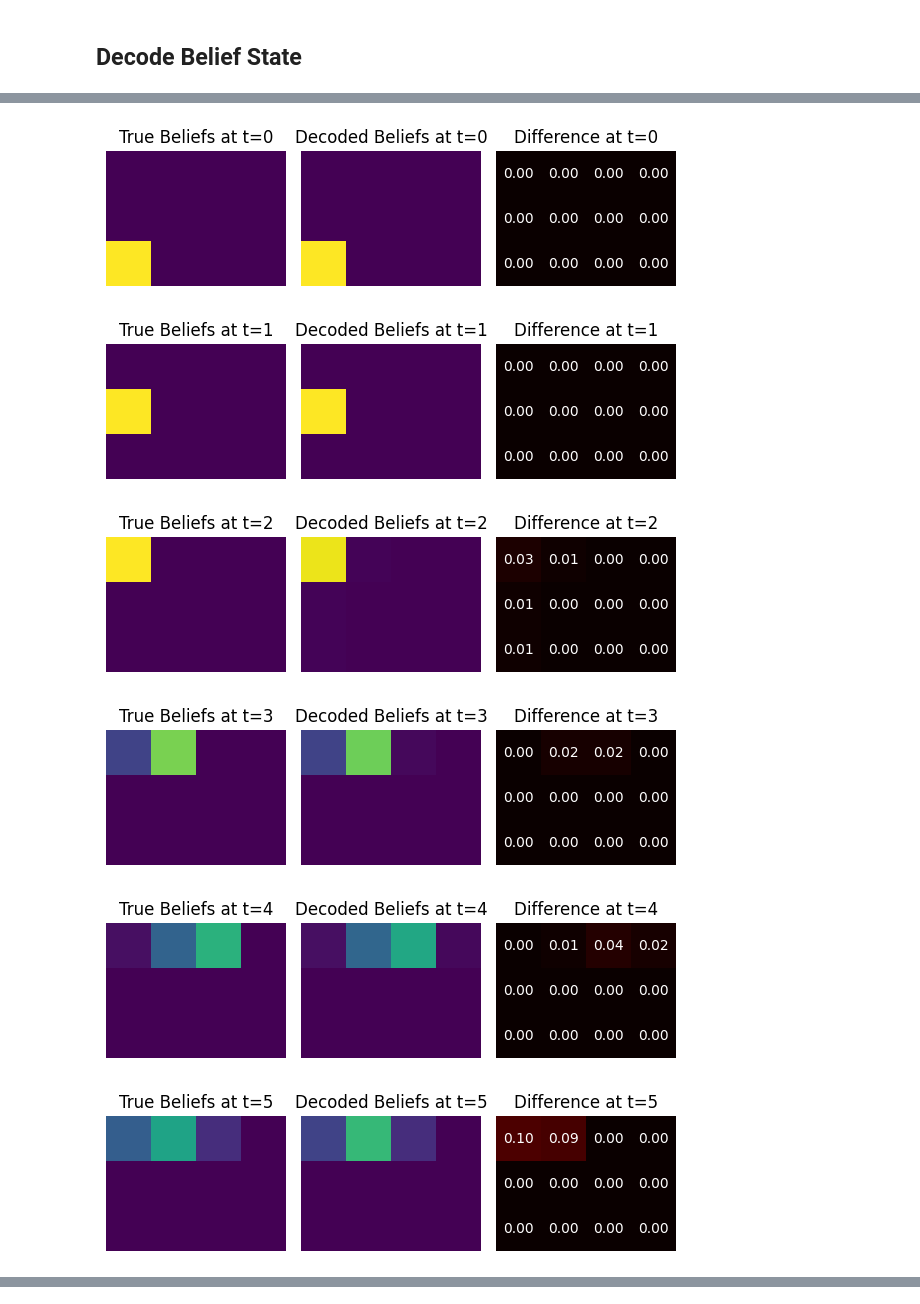
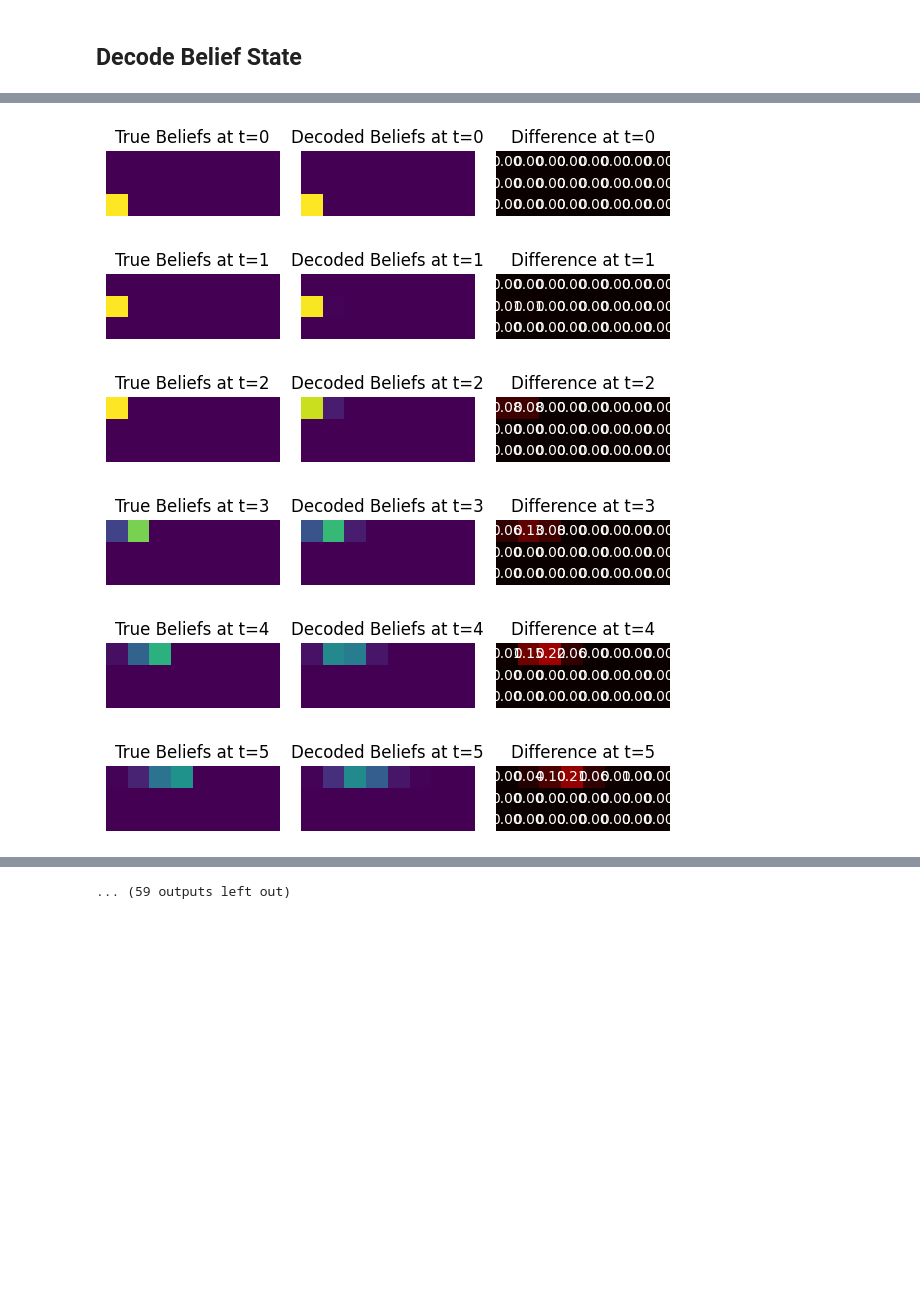
Before and after one commit to dkornai/belief-states-demo, a Jupyter notebook: test.ipynb, the cells around one changed output, grey strips where cells are left out. Saved outputs shown, nothing was run; the diff lists cells and outputs as text; code cells hidden in the pictures; blank space fills up the shorter version.

Commit message:
changed environment size

```diff
--- a/test.ipynb
+++ b/test.ipynb
@@ -74,6 +75,20 @@ def validate(model, test_episode, value):
     plt.ylabel("Value")
     plt.legend()
     plt.show()
+
+
+
+def save_checkpoint(model, epoch, checkpoint_dir="checkpoints", filename=None):
+    os.makedirs(checkpoint_dir, exist_ok=True)
+    if filename is None:
+        filename = f"checkpoint_epoch_{epoch}.pth"
+    path = os.path.join(checkpoint_dir, filename)
+
+    checkpoint = {
+        'model_state_dict': model.state_dict(),
+    }
+    torch.save(checkpoint, path)
+    print(f"Saved checkpoint: {path}")
 # %%
 # Define the RNN-based value estimator
 class ValueRNN(nn.Module):
@@ -116,6 +131,7 @@ def train(model, episodes, test_episode, value=None, num_epochs=10, gamma=1.0, l
         # Validate sometimes
         if (epoch) % validate_every == 0:
             validate(model, test_episode, value)
+            save_checkpoint(model, epoch)
 
         # choose "batch_size" random episodes from the dataset
         indices = np.random.choice(len(episodes), size=min(batch_size, len(episodes)), replace=False)
@@ -142,7 +158,8 @@ def train(model, episodes, test_episode, value=None, num_epochs=10, gamma=1.0, l
 # %% [markdown]
 ## Collect Data
 # %%
-cliff = CliffWalk(n=3, m=4, self_transition_prob=0.2, gamma=1.0)
+N, M = 3, 8
+cliff = CliffWalk(n=N, m=M, self_transition_prob=0.2, gamma=1.0)
 policy = cliff.get_optimal_policy(epsilon=0.3)
 
 episodes = collect_episodes(cliff, policy, num_episodes=50000)
@@ -166,6 +183,6 @@ Empirical Value function:
 # %%
 value_RNN = ValueRNN(input_dim=history_dim, hidden_dim=64)
 
-train(value_RNN, episodes, test_episode, value_empirical, num_epochs=1001, gamma=1.0, lr=1e-3, validate_every=500, batch_size=2500)
+train(value_RNN, episodes, test_episode, value_empirical, num_epochs=2001, gamma=1.0, lr=1e-3, validate_every=500, batch_size=2500)
 # %% [output]
 True Values:
@@ -227,8 +279,14 @@ Average Entropy of Belief States: 0.4236
 # %%
-belief_decoder = BeliefDecoder(input_dim=64, hidden_dim=64, belief_dim=cliff.n * cliff.m)
-loss = train_belief_decoder(belief_decoder, value_RNN, episodes, num_epochs=1001, lr=1e-3, batch_size=2500)
-print("Estimated KL Divergence Loss:", np.round(loss - average_entropy, 4))
+for epoch in [0, 500, 1000, 1500, 2000]:
+    print(f"Validating Value RNN at epoch {epoch}:")
 
-print("Validating Belief Decoder:")
-plot_decoded_belief(value_RNN, belief_decoder, test_episode)
+    checkpoint = torch.load(f"checkpoints/checkpoint_epoch_{epoch}.pth")
+    value_RNN.load_state_dict(checkpoint['model_state_dict'])
+
+    belief_decoder = BeliefDecoder(input_dim=64, hidden_dim=64, belief_dim=cliff.n * cliff.m)
+    loss = train_belief_decoder(belief_decoder, value_RNN, episodes, num_epochs=1001, lr=1e-3, batch_size=2500)
+    print("Estimated KL Divergence Loss:", np.round(loss - average_entropy, 4))
+
+    print("Belief Decoder:")
+    plot_decoded_belief(value_RNN, belief_decoder, test_episode, (N, M))
 # %% [output]
@@ -237,6 +296,6 @@ Validating Belief Decoder:
-[figure, old version]
+[figure, new version]
-[figure, old version]
+[figure, new version]
-[figure, old version]
+[figure, new version]
-[figure, old version]
+[figure, new version]
-[figure, old version]
+[figure, new version]
-[figure, old version]
+[figure, new version]
@@ -250 +306,2 @@ Validating Belief Decoder:
+... (59 outputs left out)
 # %%
```
Also changed, not shown: parts of 6 cells of this notebook, 6 other files.
